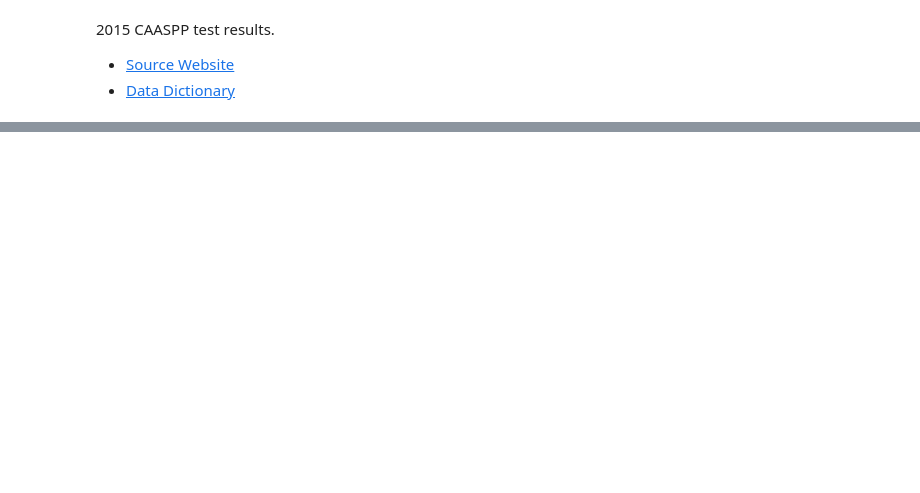
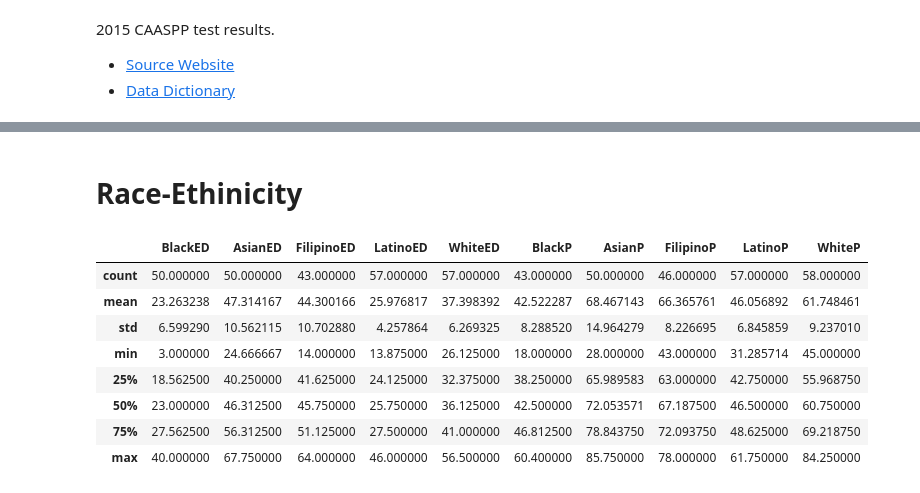
Before and after one commit to sandiegodata-projects/333-CAASPP, a Jupyter notebook: eric/Districts.ipynb, the cells around one changed output, grey strips where cells are left out. Drawn from its saved outputs; the diff is of its cells as text; code cells hidden in the pictures; blank space fills up the shorter version.

```diff
--- a/eric/Districts.ipynb
+++ b/eric/Districts.ipynb
@@ -196,0 +117,16 @@ KeyboardInterrupt:
+# %% [markdown]
+# Race-Ethinicity
+# %%
+county_p_race = county_p[race_eth_subgroups]
+county_p_race.columns = race_eth_names
+LatinoEd.describe()
+# %% [output]
+|  | BlackED | AsianED | FilipinoED | LatinoED | WhiteED | BlackP | AsianP | FilipinoP | LatinoP | WhiteP |
+| count | 50.000000 | 50.000000 | 43.000000 | 57.000000 | 57.000000 | 43.000000 | 50.000000 | 46.000000 | 57.000000 | 58.000000 |
+| mean | 23.263238 | 47.314167 | 44.300166 | 25.976817 | 37.398392 | 42.522287 | 68.467143 | 66.365761 | 46.056892 | 61.748461 |
+| std | 6.599290 | 10.562115 | 10.702880 | 4.257864 | 6.269325 | 8.288520 | 14.964279 | 8.226695 | 6.845859 | 9.237010 |
+| min | 3.000000 | 24.666667 | 14.000000 | 13.875000 | 26.125000 | 18.000000 | 28.000000 | 43.000000 | 31.285714 | 45.000000 |
+| 25% | 18.562500 | 40.250000 | 41.625000 | 24.125000 | 32.375000 | 38.250000 | 65.989583 | 63.000000 | 42.750000 | 55.968750 |
+| 50% | 23.000000 | 46.312500 | 45.750000 | 25.750000 | 36.125000 | 42.500000 | 72.053571 | 67.187500 | 46.500000 | 60.750000 |
+| 75% | 27.562500 | 56.312500 | 51.125000 | 27.500000 | 41.000000 | 46.812500 | 78.843750 | 72.093750 | 48.625000 | 69.218750 |
+| max | 40.000000 | 67.750000 | 64.000000 | 46.000000 | 56.500000 | 60.400000 | 85.750000 | 78.000000 | 61.750000 | 84.250000 |
```
Also changed, not shown: parts of 45 cells of this notebook.
